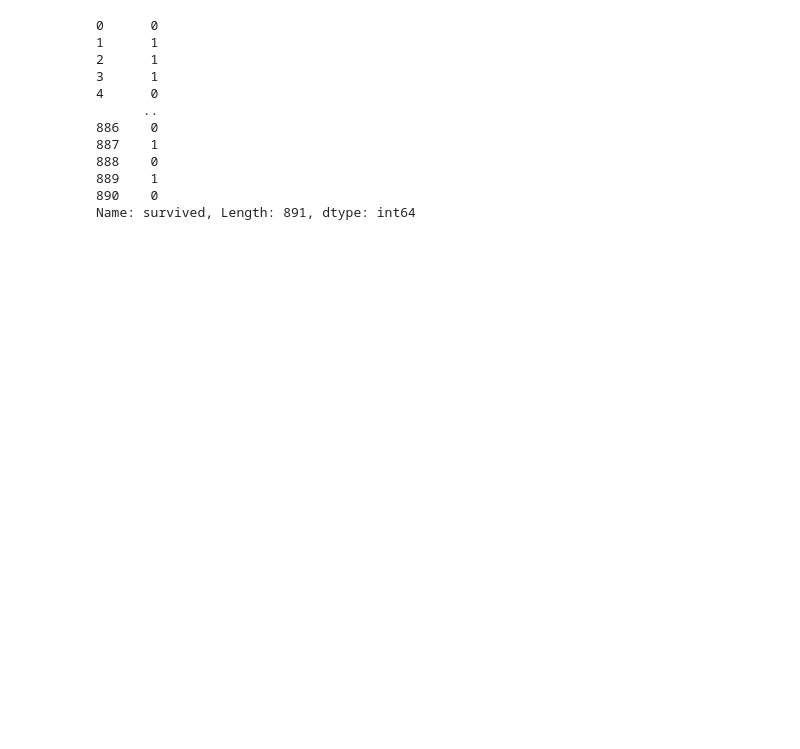
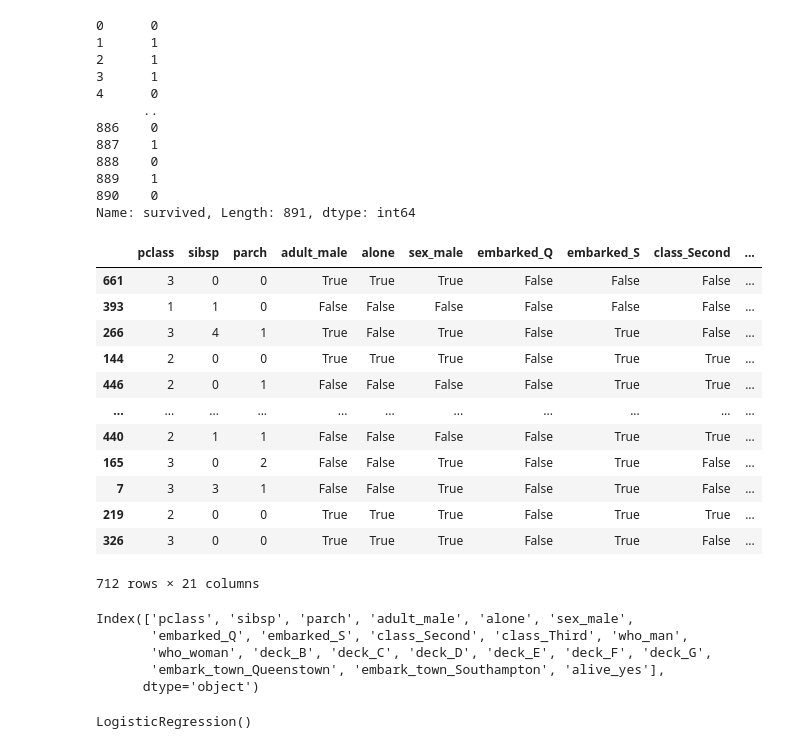
Before and after one commit to aqsakhan22/MachineLearning2025, a Jupyter notebook: LogisticRegression/titanic_data.ipynb, the cells around one changed output. Cells and saved outputs as stored; diff of their text form; code cells hidden in the pictures; blank space fills up the shorter version.

```diff
--- a/LogisticRegression/titanic_data.ipynb
+++ b/LogisticRegression/titanic_data.ipynb
@@ -210,3 +219,30 @@ y
 889    1
 890    0
 Name: survived, Length: 891, dtype: int64
+# %%
+from sklearn.model_selection import train_test_split
+X_train,X_test,y_train,y_test= train_test_split(x,y,test_size=0.2,random_state=40)
+# %%
+X_train
+# %% [output]
+|  | pclass | sibsp | parch | adult_male | alone | sex_male | embarked_Q | embarked_S | class_Second | ... |
+| 661 | 3 | 0 | 0 | True | True | True | False | False | False | ... |
+| 393 | 1 | 1 | 0 | False | False | False | False | False | False | ... |
+| 266 | 3 | 4 | 1 | True | False | True | False | True | False | ... |
+| 144 | 2 | 0 | 0 | True | True | True | False | True | True | ... |
+| 446 | 2 | 0 | 1 | False | False | False | False | True | True | ... |
+| ... | ... | ... | ... | ... | ... | ... | ... | ... | ... | ... |
+| 440 | 2 | 1 | 1 | False | False | False | False | True | True | ... |
+| 165 | 3 | 0 | 2 | False | False | True | False | True | False | ... |
+| 7 | 3 | 3 | 1 | False | False | True | False | True | False | ... |
+| 219 | 2 | 0 | 0 | True | True | True | False | True | True | ... |
+| 326 | 3 | 0 | 0 | True | True | True | False | True | False | ... |
+712 rows × 21 columns
+# %%
+X_test.columns
+# %% [output]
+Index(['pclass', 'sibsp', 'parch', 'adult_male', 'alone', 'sex_male',
+       'embarked_Q', 'embarked_S', 'class_Second', 'class_Third', 'who_man',
+       'who_woman', 'deck_B', 'deck_C', 'deck_D', 'deck_E', 'deck_F', 'deck_G',
+       'embark_town_Queenstown', 'embark_town_Southampton', 'alive_yes'],
+      dtype='object')
@@ -212,0 +252,4 @@ Name: survived, Length: 891, dtype: int64
+# %%
+model.fit(X_train,y_train)
+# %% [output]
+LogisticRegression()
```
Also changed, not shown: parts of 14 cells of this notebook, 1 other file.
